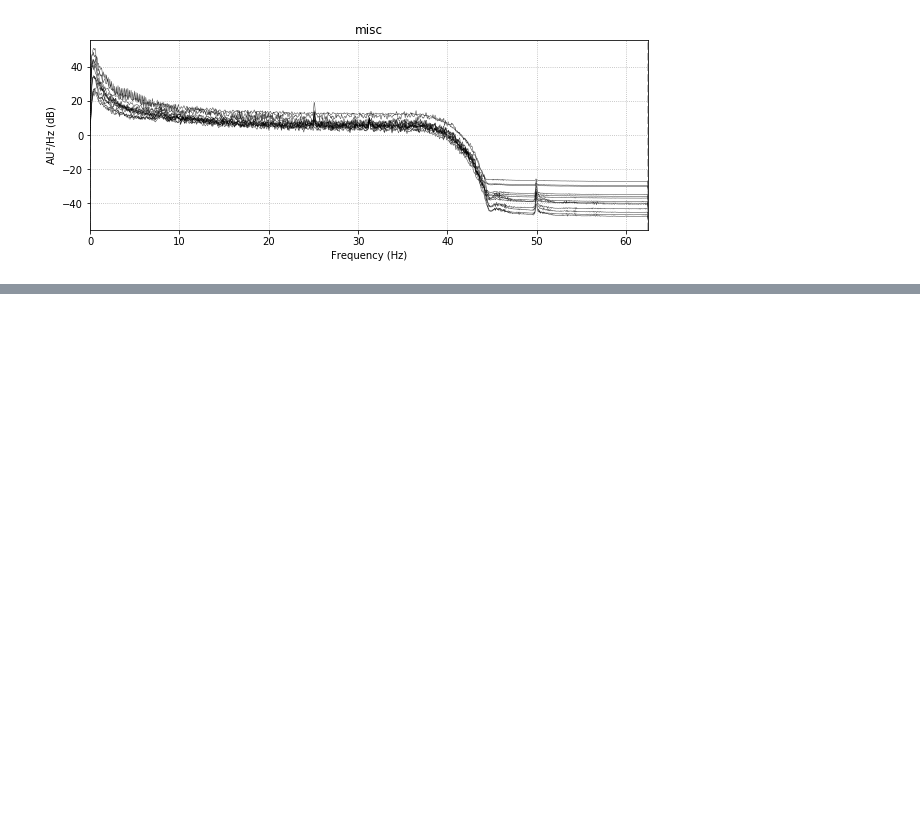
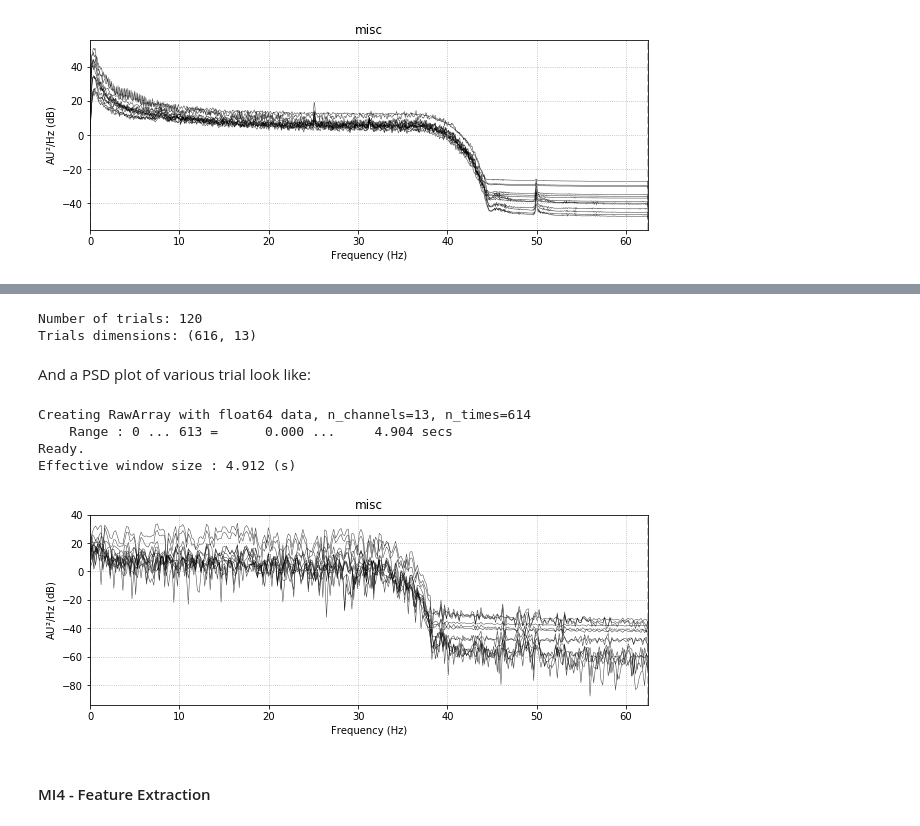
Before and after one commit to evyatarluv/bci4als, a Jupyter notebook: notebooks/pipeline.ipynb, the cells around one changed output, grey strips where cells are left out. Saved outputs shown, nothing was run; the diff lists cells and outputs as text; code cells hidden in the pictures; blank space fills up the shorter version.

```diff
--- a/notebooks/pipeline.ipynb
+++ b/notebooks/pipeline.ipynb
@@ -97,0 +113,21 @@ Effective window size : 16.384 (s)
+# %%
+eeg_trials_path = '../data/noam/3/EEG_trials.pickle'
+eeg_trials = pickle.load(open(eeg_trials_path, 'rb'))
+
+print('Number of trials: {}\nTrials dimensions: {}'.format(len(eeg_trials), eeg_trials[0].shape))
+# %% [output]
+Number of trials: 120
+Trials dimensions: (616, 13)
+# %% [markdown]
+And a PSD plot of various trial look like:
+# %%
+eeg_trial = mne.io.RawArray(eeg_trials[103].T, info)
+fig = eeg_trial.plot_psd(picks=ch_names)
+# %% [output]
+Creating RawArray with float64 data, n_channels=13, n_times=614
+    Range : 0 ... 613 =      0.000 ...     4.904 secs
+Ready.
+Effective window size : 4.912 (s)
+[figure, added]
+# %% [markdown]
+#### MI4 - Feature Extraction
```
Also changed, not shown: parts of 4 cells of this notebook, 2 other files.
